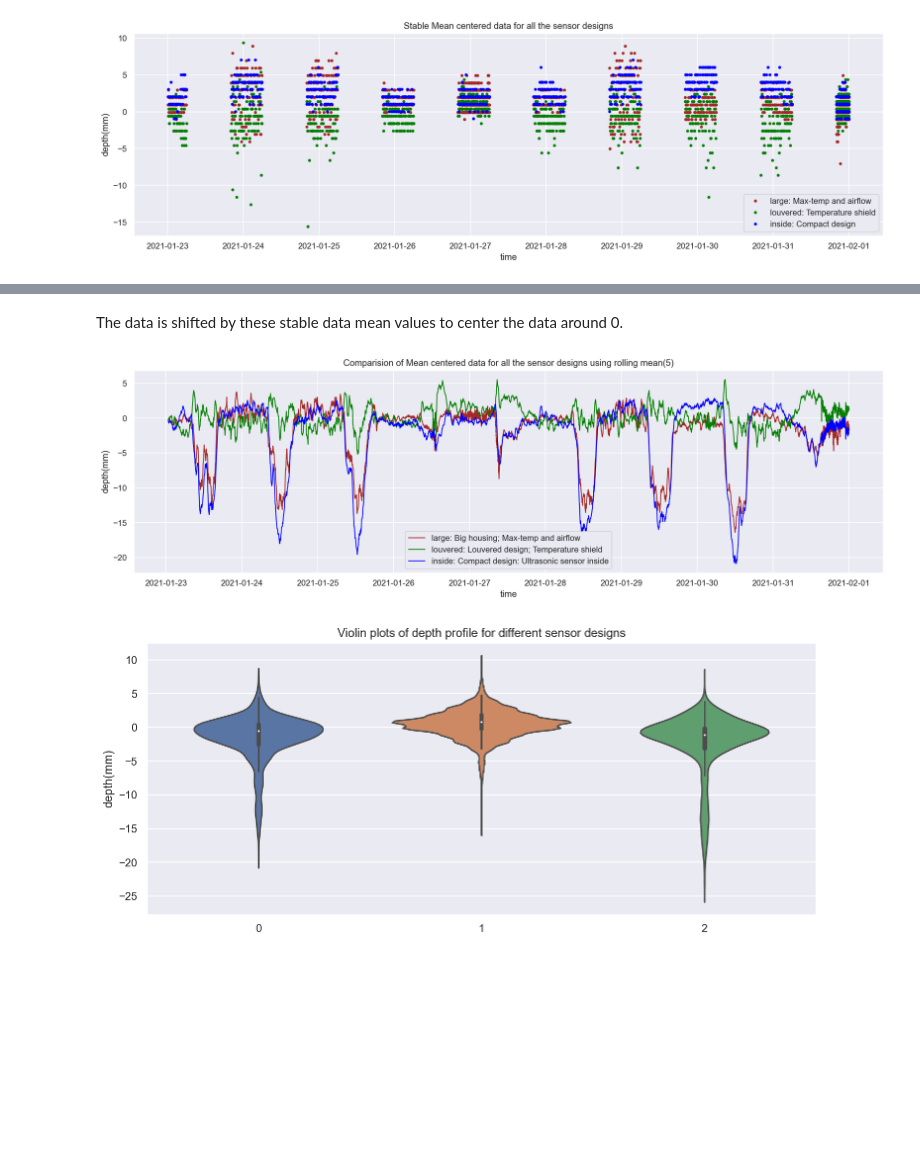
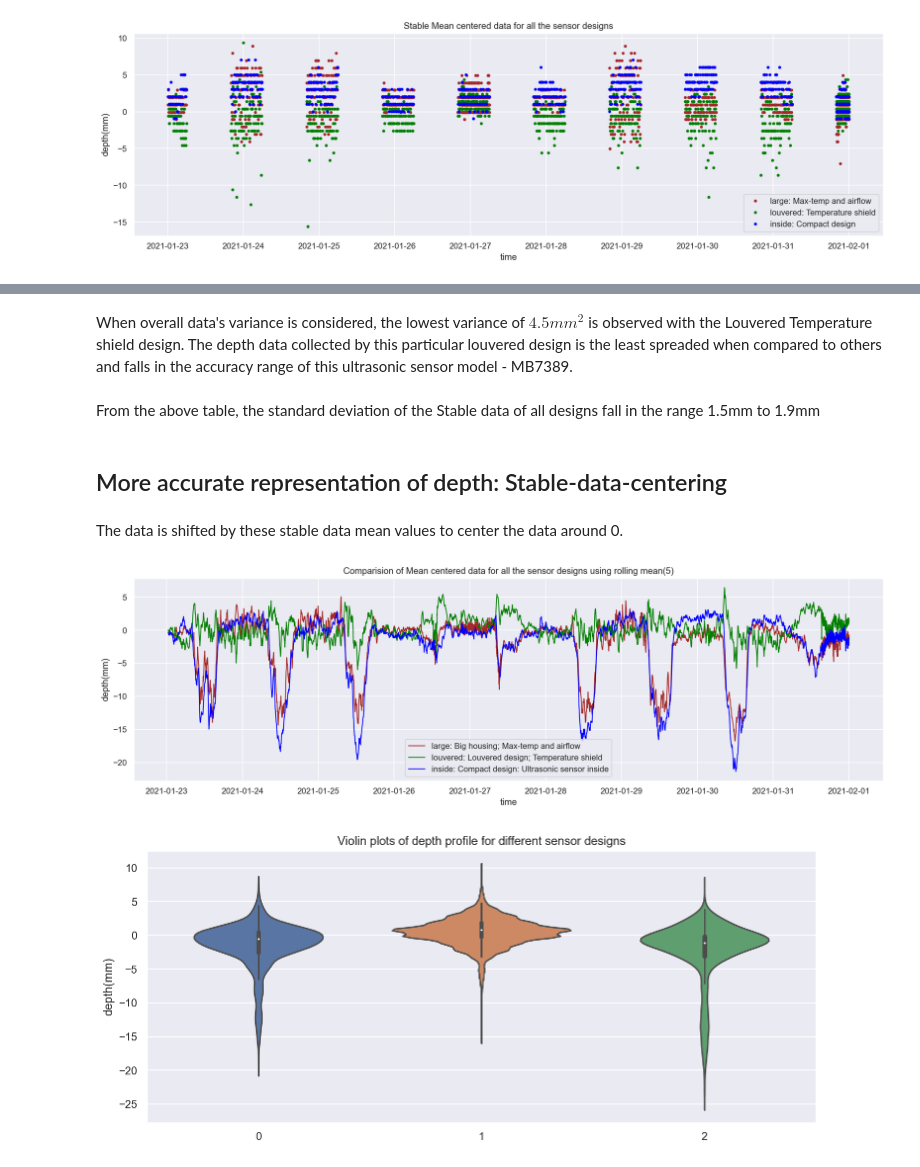
Before and after one commit to floodsense/housing_experiments, a Jupyter notebook: FloodSense_sensor_design_analysis.ipynb, the cells around one changed output, grey strips where cells are left out. Cells and saved outputs as stored; diff of their text form; code cells hidden in the pictures; blank space fills up the shorter version.

```diff
--- a/FloodSense_sensor_design_analysis.ipynb
+++ b/FloodSense_sensor_design_analysis.ipynb
@@ -53,3 +53,8 @@ df_original = df_original[(df_original['original_distance']<4000) & (df_original
+# %%
+df_original = df_original[(df_original['original_distance']<4000) & (df_original['original_distance']!=0)]
+df_large = df_large[(df_large['large_distance']<4000) & (df_large['large_distance']!=0)]
+df_louvered = df_louvered[(df_louvered['louvered_distance']<4000) & (df_louvered['louvered_distance']!=0)]
+df_inside = df_inside[(df_inside['inside_distance']<4000) & (df_inside['inside_distance']!=0)]
 # %%
 df = df_original.join(df_large, how='outer').join(df_louvered, how='outer').join(df_inside, how='outer')
 # %% [markdown]
@@ -89,6 +96,8 @@ The following three designs sheilds the ultrasonic sensor from direct sunlight a
 | Larger outer housing using Maxtemp| Louvered temperature shield | Internal Sensor |
 |----------|-------------------|------------------------|
 |<img src="img/larger-housing.png" width="320" >|<img src="img/Louvered-design.png" width="360" >|<img src="img/Sensor-inside.png" width="360" >|
+# %%
+rolling_points = 5
 # %%
 fig, ax = plt.subplots()
 fig.set_size_inches(18, 5.00)
@@ -206,3 +279,9 @@ df_stable['inside depth'].mean()
+# %% [markdown]
+When overall data's variance is considered, the lowest variance of $4.5 mm^2$ is observed with the Louvered Temperature shield design. The depth data collected by this particular louvered design is the least spreaded when compared to others and falls in the accuracy range of this ultrasonic sensor model - MB7389.
+# %% [markdown]
+From the above table, the standard deviation of the Stable data of all designs fall in the range 1.5mm to 1.9mm
+# %% [markdown]
+## More accurate representation of depth: Stable-data-centering
 # %% [markdown]
 The data is shifted by these stable data mean values to center the data around 0.
 # %%
@@ -212,17 +291,17 @@ df['inside depth'] = df['inside depth'].apply(lambda x:x-df_stable['inside depth
 # %%
 fig, ax = plt.subplots()
 fig.set_size_inches(18, 5.00)
 start, end = '2021-01-22', '2021-01-31'
-ax.plot(df.loc[start:end, 'large depth'].dropna().rolling(7).mean(), linestyle='-', linewidth=1.2, label='large: Big housing; Max-temp and airflow', color='brown')
-ax.plot(df.loc[start:end, 'louvered depth'].dropna().rolling(7).mean(), linestyle='-', linewidth=1.2, label='louvered: Louvered design; Temperature shield', color='green')
-ax.plot(df.loc[start:end, 'inside depth'].dropna().rolling(7).mean(), linestyle='-', linewidth=1.2, label='inside: Compact design: Ultrasonic sensor inside', color='blue')
+ax.plot(df.loc[start:end, 'large depth'].dropna().rolling(rolling_points).mean(), linestyle='-', linewidth=1.2, label='large: Big housing; Max-temp and airflow', color='brown')
+ax.plot(df.loc[start:end, 'louvered depth'].dropna().rolling(rolling_points).mean(), linestyle='-', linewidth=1.2, label='louvered: Louvered design; Temperature shield', color='green')
+ax.plot(df.loc[start:end, 'inside depth'].dropna().rolling(rolling_points).mean(), linestyle='-', linewidth=1.2, label='inside: Compact design: Ultrasonic sensor inside', color='blue')
 plt.title('Comparision of Mean centered data for all the sensor designs using rolling mean(5)')
 plt.xlabel('time')
 plt.ylabel('depth(mm)')
 ax.legend()
 plt.show()
 # %% [output]
-[figure, old version]
+[figure, new version]
 # %%
 fig, ax = plt.subplots()
 fig.set_size_inches(12, 5.00)
```
Also changed, not shown: parts of 43 cells of this notebook.
